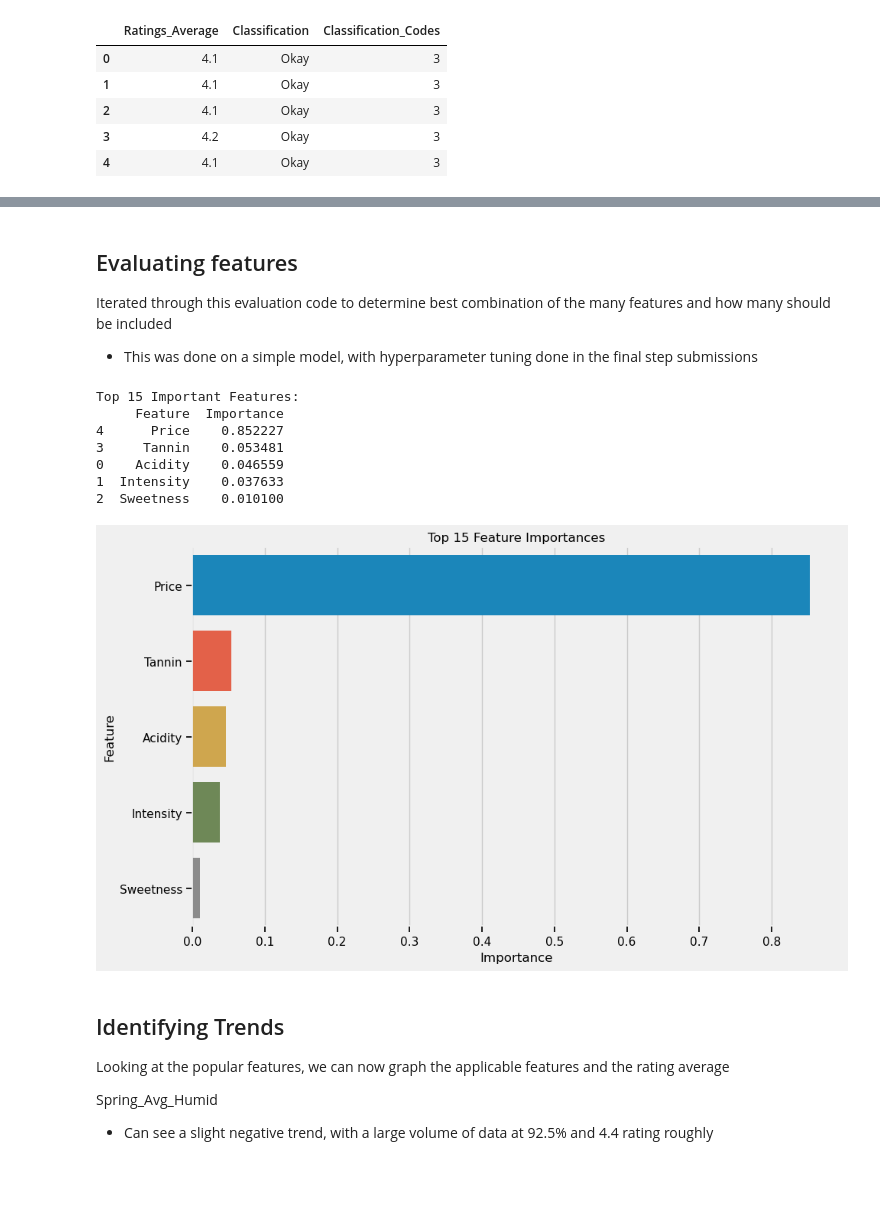
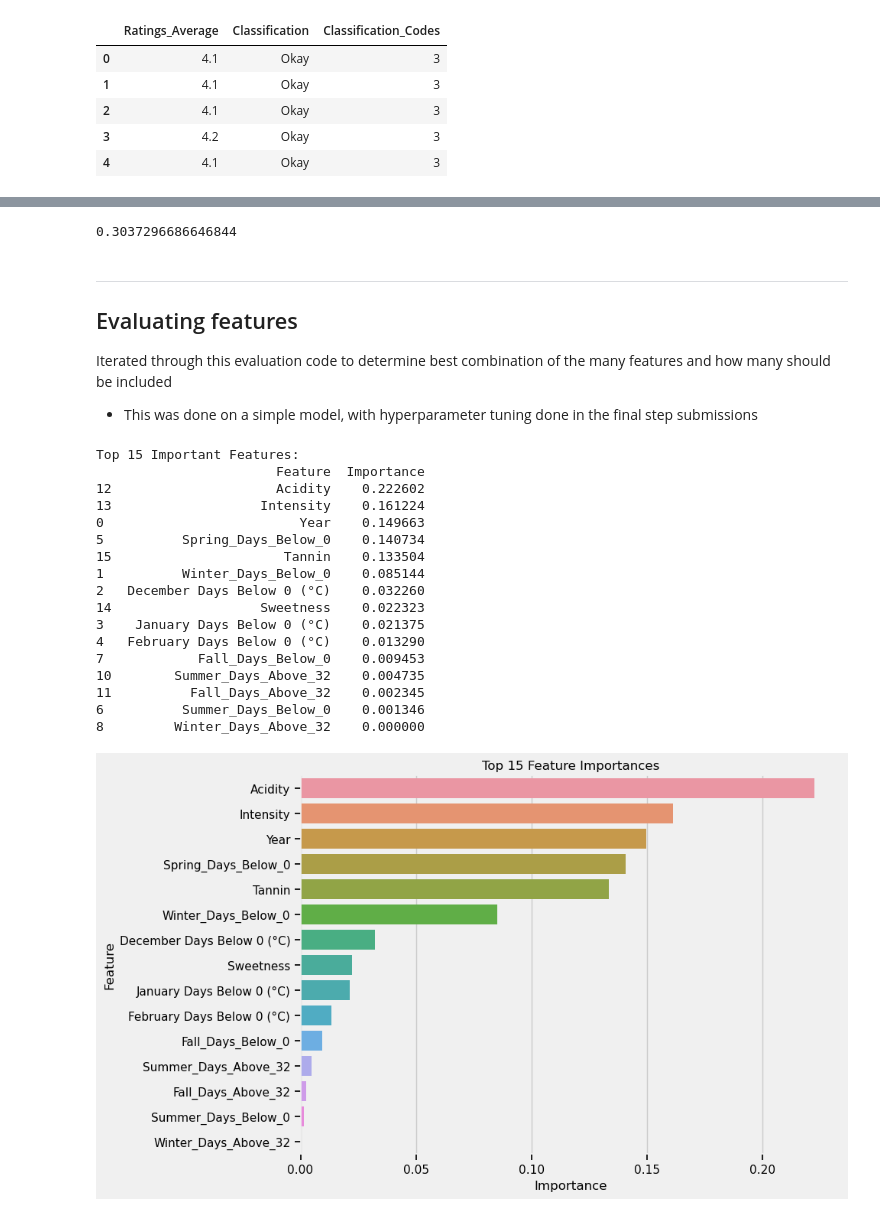
Before and after one commit to willhall2001/BreakinBadCode, a Jupyter notebook: 06_Machine_Leaning_Model_2.ipynb, the cells around one changed output, grey strips where cells are left out. Saved outputs shown, nothing was run; the diff lists cells and outputs as text; code cells hidden in the pictures; blank space fills up the shorter version.

Commit message:
Changes to machine learning models

```diff
--- a/06_Machine_Leaning_Model_2.ipynb
+++ b/06_Machine_Leaning_Model_2.ipynb
@@ -223,6 +224,10 @@ def Cleaning_Data(DataFrame_Clean):
     DataFrame_Clean['Producer_WineType_Year'] = DataFrame_Clean['Producer'] + DataFrame_Clean['WineType'] + DataFrame_Clean['Year'].astype(str)
     DataFrame_Clean = DataFrame_Clean.drop_duplicates(subset = 'Producer_WineType_Year')
 
+    #Drops 'type' columns
+    DataFrame_Clean = DataFrame_Clean.drop(columns = ['Type']).dropna()
+
+
     return DataFrame_Clean
 # %% [markdown]
 # Feature Engineering
@@ -375 +405,4 @@ def Feature_Selection(data):
+# %%
+train_chunk_1 = train[train['January Avg Temp (°C)'] > 14]
+train_chunk_2 = train[train['January Avg Temp (°C)'] < 14]
 # %% [markdown]
@@ -448,0 +492,15 @@ print(r2_score(y_val, y_pred))
+# %%
+train_chunk_1 = Cleaning_Data(train_chunk_1)
+train_chunk_1 = Features(train_chunk_1)
+
+X_data_1 = Feature_Selection(train_chunk_1)
+y_data_1 = train_chunk_1['Ratings_Average']
+
+model = RandomForestRegressor()
+
+X_train_1, X_val_1, y_train_1, y_val_1 = train_test_split(X_data_1, y_data_1, train_size = 0.8, random_state = 42)
+
+model.fit(X_train_1, y_train_1)
+
+y_pred_1 = model.predict(X_val_1)
+print(r2_score(y_val_1, y_pred_1))
@@ -449,4 +612,22 @@ print(r2_score(y_val, y_pred))
+# %%
+train_chunk_2 = Cleaning_Data(train_chunk_2)
+train_chunk_2 = Features(train_chunk_2)
+
+X_data_2 = Feature_Selection(train_chunk_2)
+y_data_2 = train_chunk_2['Ratings_Average']
+
+model = RandomForestRegressor()
+
+X_train_2, X_val_2, y_train_2, y_val_2 = train_test_split(X_data_2, y_data_2, train_size = 0.8, random_state = 42)
+
+model.fit(X_train_2, y_train_2)
+
+y_pred_2 = model.predict(X_val_2)
+print(r2_score(y_val_2, y_pred_2))
+# %% [output]
+0.3037296686646844
 # %% [markdown]
+---
 ## Evaluating features
 
 Iterated through this evaluation code to determine best combination of the many features and how many should be included
@@ -454,38 +635,41 @@ Iterated through this evaluation code to determine best combination of the many
 # %%
 # Feature importances
 importances = model.feature_importances_
-feature_names = X_data.columns
+feature_names = X_data_1.columns
 feature_importance_df = pd.DataFrame({
     'Feature': feature_names,
     'Importance': importances
 })
 
 # Sort features by importance
 feature_importance_df = feature_importance_df.sort_values(by='Importance', ascending=False)
 
 # Display the top 10 features
 print("\nTop 15 Important Features:")
 print(feature_importance_df.head(15))
 
 # Plot the top 10 feature importances
 plt.figure(figsize=(10, 6))
 sns.barplot(x='Importance', y='Feature', data=feature_importance_df.head(15))
 plt.title('Top 15 Feature Importances')
 plt.tight_layout()
 plt.show()
 # %% [output]
 Top 15 Important Features:
-     Feature  Importance
-4      Price    0.852227
-3     Tannin    0.053481
-0    Acidity    0.046559
-1  Intensity    0.037633
-2  Sweetness    0.010100
+                       Feature  Importance
+12                     Acidity    0.222602
+13                   Intensity    0.161224
+0                         Year    0.149663
+5          Spring_Days_Below_0    0.140734
+15                      Tannin    0.133504
+1          Winter_Days_Below_0    0.085144
+2   December Days Below 0 (°C)    0.032260
+14                   Sweetness    0.022323
+3    January Days Below 0 (°C)    0.021375
+4   February Days Below 0 (°C)    0.013290
+7            Fall_Days_Below_0    0.009453
+10        Summer_Days_Above_32    0.004735
+11          Fall_Days_Above_32    0.002345
+6          Summer_Days_Below_0    0.001346
+8         Winter_Days_Above_32    0.000000
-[figure, old version]
+[figure, new version]
-# %% [markdown]
-## Identifying Trends
-
-Looking at the popular features, we can now graph the applicable features and the rating average
-
-Spring_Avg_Humid
-- Can see a slight negative trend, with a large volume of data at 92.5% and 4.4 rating roughly
```
Also changed, not shown: parts of 17 cells of this notebook, 10 other files.
